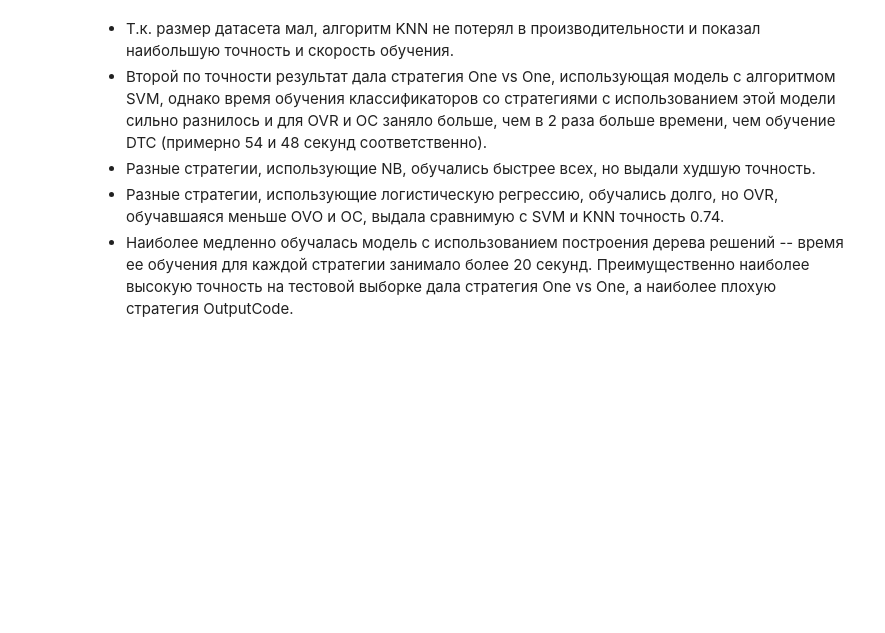
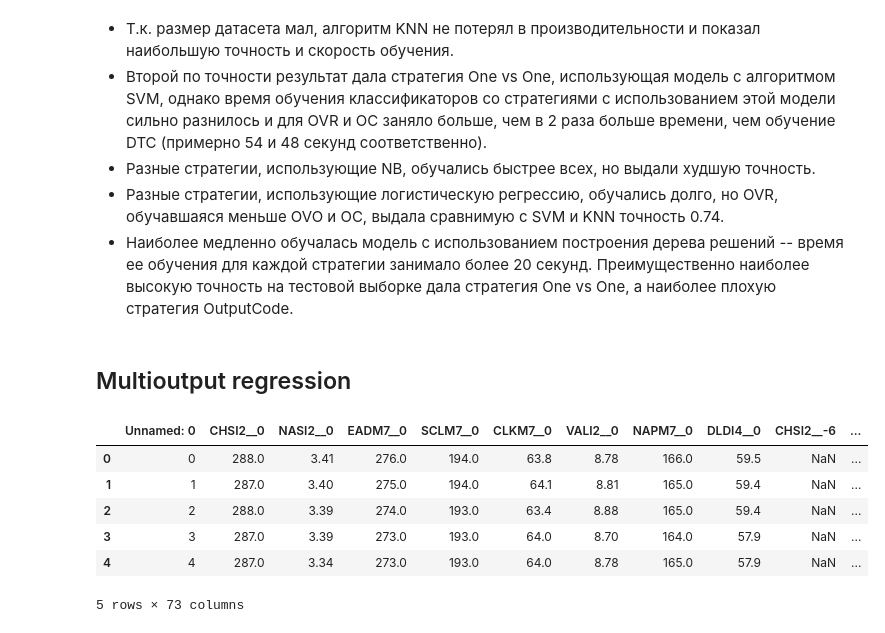
Before and after one commit to katevi/Introduction-to-ML, a Jupyter notebook: lab3/multiclass_classification_multioutput_regression.ipynb, the cells around one changed output. Cells and saved outputs as stored; diff of their text form; code cells hidden in the pictures; blank space fills up the shorter version.

Commit message:
Add dataset for multioutput regression

```diff
--- a/lab3/multiclass_classification_multioutput_regression.ipynb
+++ b/lab3/multiclass_classification_multioutput_regression.ipynb
@@ -633,3 +633,16 @@ predict
 - Разные стратегии, использующие NB, обучались быстрее всех, но выдали худшую точность.
 - Разные стратегии, использующие логистическую регрессию, обучались долго, но OVR, обучавшаяся меньше OVO и OC, выдала сравнимую с SVM и KNN точность 0.74.
 - Наиболее медленно обучалась модель с использованием построения дерева решений -- время ее обучения для каждой стратегии занимало более 20 секунд. Преимущественно наиболее высокую точность на тестовой выборке дала стратегия One vs One, а наиболее плохую стратегия OutputCode.
+# %% [markdown]
+## Multioutput regression
+# %%
+df = pd.read_csv('./rf1.csv')
+df.head()
+# %% [output]
+|  | Unnamed: 0 | CHSI2__0 | NASI2__0 | EADM7__0 | SCLM7__0 | CLKM7__0 | VALI2__0 | NAPM7__0 | DLDI4__0 | CHSI2__-6 | ... |
+| 0 | 0 | 288.0 | 3.41 | 276.0 | 194.0 | 63.8 | 8.78 | 166.0 | 59.5 | NaN | ... |
+| 1 | 1 | 287.0 | 3.40 | 275.0 | 194.0 | 64.1 | 8.81 | 165.0 | 59.4 | NaN | ... |
+| 2 | 2 | 288.0 | 3.39 | 274.0 | 193.0 | 63.4 | 8.88 | 165.0 | 59.4 | NaN | ... |
+| 3 | 3 | 287.0 | 3.39 | 273.0 | 193.0 | 64.0 | 8.70 | 164.0 | 57.9 | NaN | ... |
+| 4 | 4 | 287.0 | 3.34 | 273.0 | 193.0 | 64.0 | 8.78 | 165.0 | 57.9 | NaN | ... |
+5 rows × 73 columns
```
Also changed, not shown: parts of 15 cells of this notebook.
